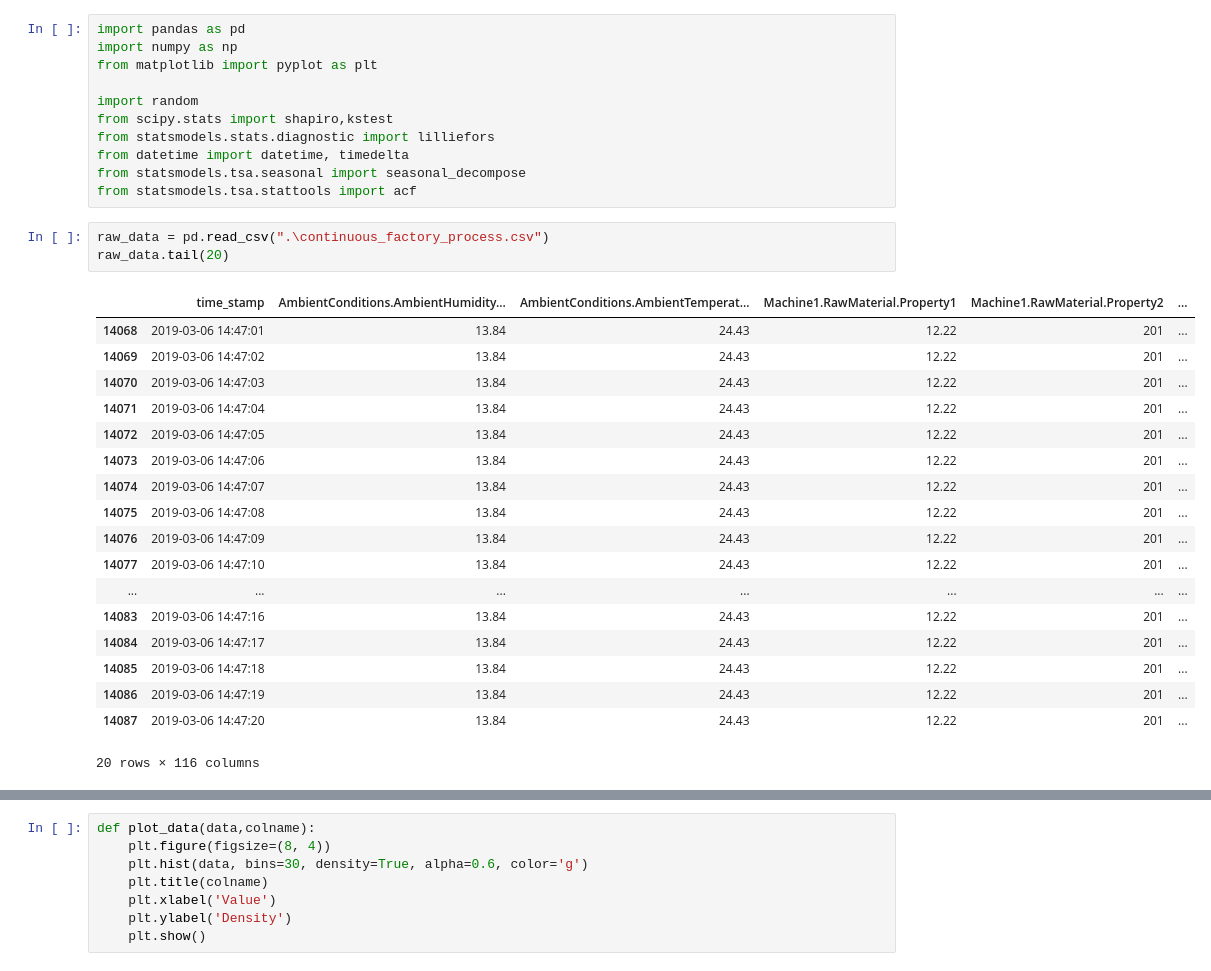
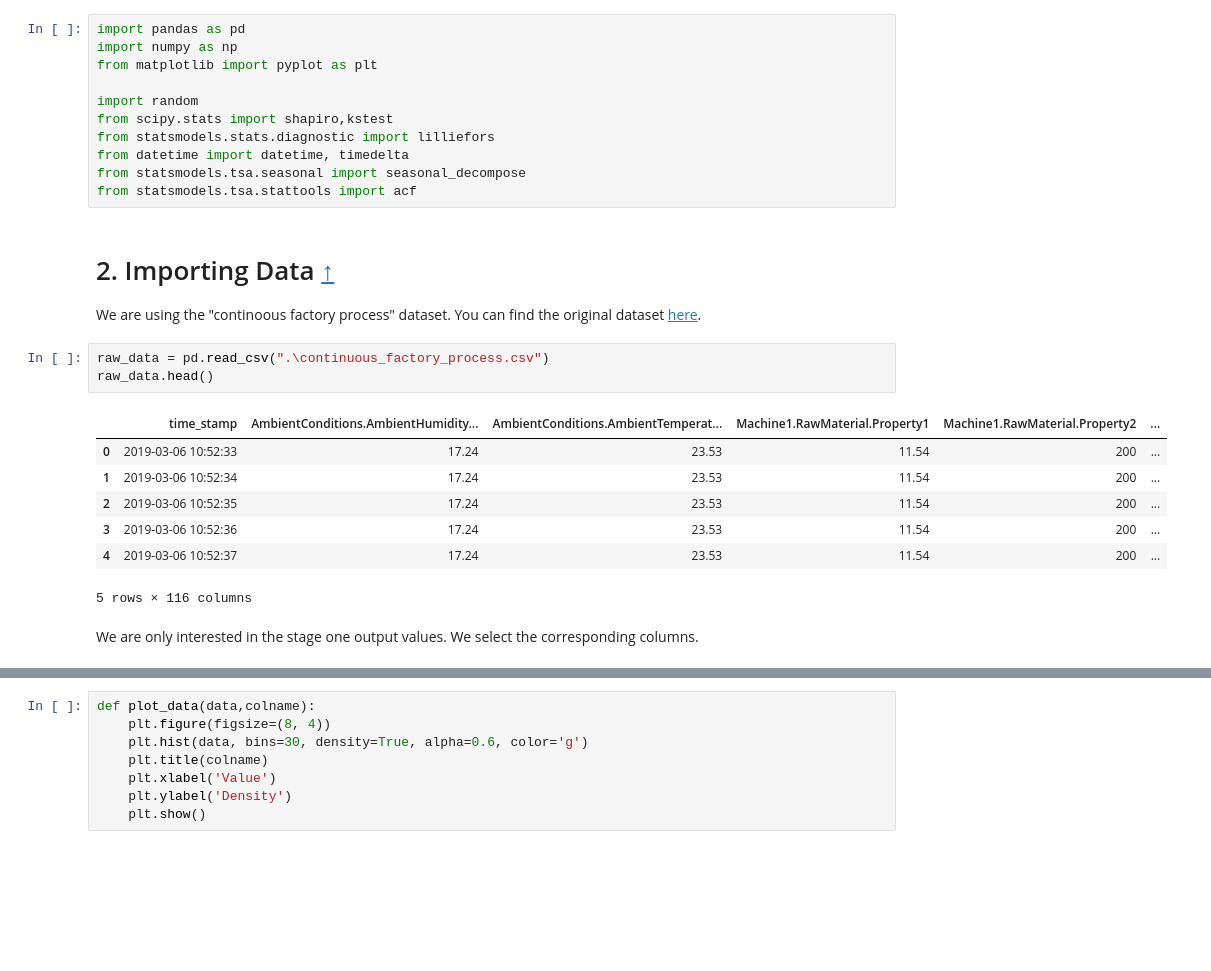
Before and after one commit to davidmichelsTUB/stochastic-data, a Jupyter notebook: preprocessing.ipynb, the cells around one changed output, grey strips where cells are left out. Drawn from its saved outputs; the diff is of its cells as text; blank space fills up the shorter version.

```diff
--- a/preprocessing.ipynb
+++ b/preprocessing.ipynb
@@ -9,27 +16,22 @@ from statsmodels.stats.diagnostic import lilliefors
 from datetime import datetime, timedelta
 from statsmodels.tsa.seasonal import seasonal_decompose
 from statsmodels.tsa.stattools import acf
+# %% [markdown]
+# 2. Importing Data <a class='anchor' id='2'></a> [↑](#top)
+
+We are using the "continoous factory process" dataset. You can find the original dataset [here](https://www.kaggle.com/datasets/supergus/multistage-continuousflow-manufacturing-process).
 # %%
 raw_data = pd.read_csv(".\continuous_factory_process.csv")
-raw_data.tail(20)
+raw_data.head()
 # %% [output]
 |  | time_stamp | AmbientConditions.AmbientHumidity... | AmbientConditions.AmbientTemperat... | Machine1.RawMaterial.Property1 | Machine1.RawMaterial.Property2 | ... |
-| 14068 | 2019-03-06 14:47:01 | 13.84 | 24.43 | 12.22 | 201 | ... |
-| 14069 | 2019-03-06 14:47:02 | 13.84 | 24.43 | 12.22 | 201 | ... |
-| 14070 | 2019-03-06 14:47:03 | 13.84 | 24.43 | 12.22 | 201 | ... |
-| 14071 | 2019-03-06 14:47:04 | 13.84 | 24.43 | 12.22 | 201 | ... |
-| 14072 | 2019-03-06 14:47:05 | 13.84 | 24.43 | 12.22 | 201 | ... |
-| 14073 | 2019-03-06 14:47:06 | 13.84 | 24.43 | 12.22 | 201 | ... |
-| 14074 | 2019-03-06 14:47:07 | 13.84 | 24.43 | 12.22 | 201 | ... |
-| 14075 | 2019-03-06 14:47:08 | 13.84 | 24.43 | 12.22 | 201 | ... |
-| 14076 | 2019-03-06 14:47:09 | 13.84 | 24.43 | 12.22 | 201 | ... |
-| 14077 | 2019-03-06 14:47:10 | 13.84 | 24.43 | 12.22 | 201 | ... |
-| ... | ... | ... | ... | ... | ... | ... |
-| 14083 | 2019-03-06 14:47:16 | 13.84 | 24.43 | 12.22 | 201 | ... |
-| 14084 | 2019-03-06 14:47:17 | 13.84 | 24.43 | 12.22 | 201 | ... |
-| 14085 | 2019-03-06 14:47:18 | 13.84 | 24.43 | 12.22 | 201 | ... |
-| 14086 | 2019-03-06 14:47:19 | 13.84 | 24.43 | 12.22 | 201 | ... |
-| 14087 | 2019-03-06 14:47:20 | 13.84 | 24.43 | 12.22 | 201 | ... |
+| 0 | 2019-03-06 10:52:33 | 17.24 | 23.53 | 11.54 | 200 | ... |
+| 1 | 2019-03-06 10:52:34 | 17.24 | 23.53 | 11.54 | 200 | ... |
+| 2 | 2019-03-06 10:52:35 | 17.24 | 23.53 | 11.54 | 200 | ... |
+| 3 | 2019-03-06 10:52:36 | 17.24 | 23.53 | 11.54 | 200 | ... |
+| 4 | 2019-03-06 10:52:37 | 17.24 | 23.53 | 11.54 | 200 | ... |
-20 rows × 116 columns
+5 rows × 116 columns
+# %% [markdown]
+We are only interested in the stage one output values. We select the corresponding columns.
 # %%
 last_col = "Stage1.Output.Measurement14.U.Setpoint"
```
Also changed, not shown: parts of 9 cells of this notebook.
